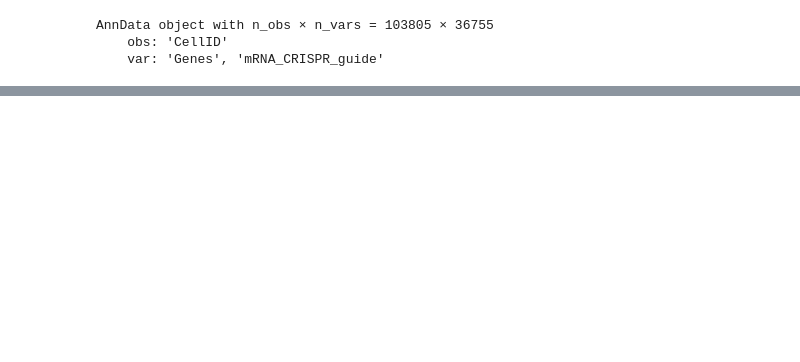
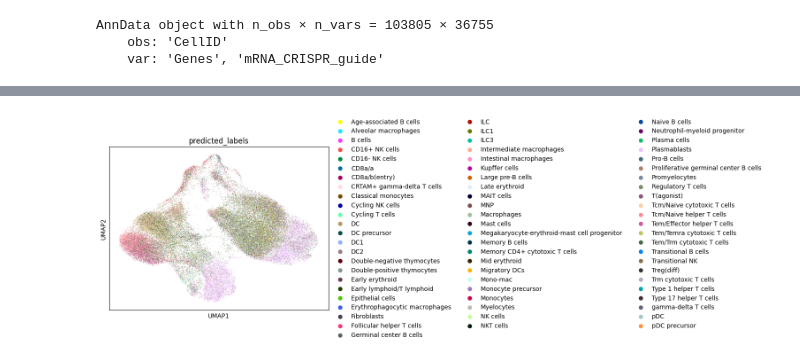
Before and after one commit to NikitaArya17/next_generation_sequencing_projects, a Jupyter notebook: schmidt/01_schmidt.ipynb, the cells around one changed output, grey strips where cells are left out. Cells and saved outputs as stored; diff of their text form; code cells hidden in the pictures; blank space fills up the shorter version.

```diff
--- a/schmidt/01_schmidt.ipynb
+++ b/schmidt/01_schmidt.ipynb
@@ -64,3 +80,8 @@ adata
 AnnData object with n_obs × n_vars = 103805 × 36755
     obs: 'CellID'
     var: 'Genes', 'mRNA_CRISPR_guide'
+# %%
+a = adata.obs['CellID'].isin(meta['CellID'])
+adata = adata[a,:].copy()
+adata.obs = pd.merge(adata.obs, meta, on = 'CellID', how = 'left')
+adata
@@ -66,0 +101,3 @@ AnnData object with n_obs × n_vars = 103805 × 36755
+# %%
+adata.X = scipy.sparse.csr_matrix(adata.X.copy())
+adata.layers['counts'] = scipy.sparse.csr_matrix(adata.X.copy())
@@ -66,0 +161,6 @@ AnnData object with n_obs × n_vars = 103805 × 36755
+# %%
+#sc.pp.neighbors(adata, n_neighbors = 20)
+sc.tl.umap(adata)
+sc.pl.umap(adata, color = ['predicted_labels'])
+# %% [output]
+[figure, added]
```
Also changed, not shown: parts of 11 cells of this notebook.
